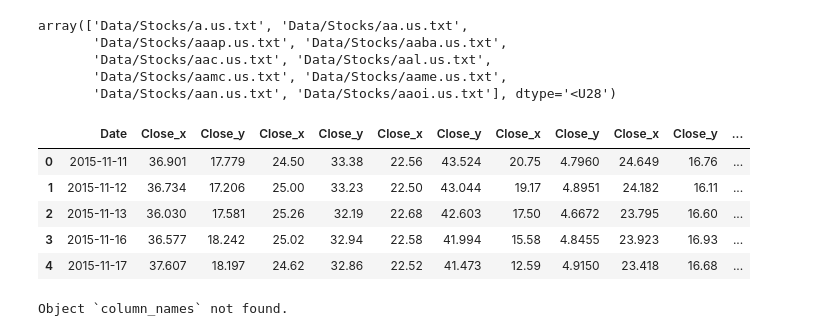
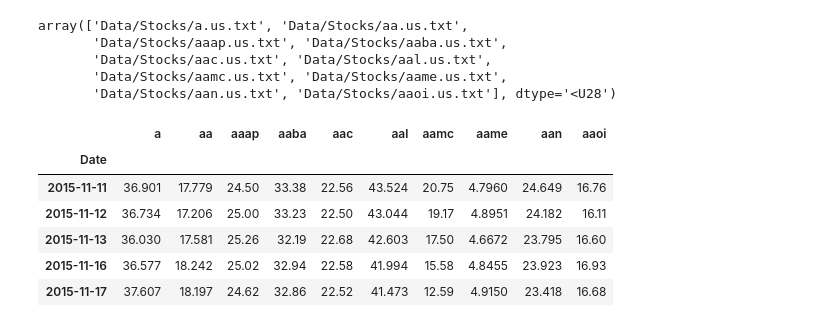
Before and after one commit to cristinarainich/MLTSA22_KRainich, a Jupyter notebook: HW2/HW2.ipynb, the cells around one changed output. Cells and saved outputs as stored; diff of their text form; code cells hidden in the pictures.

```diff
--- a/HW2/HW2.ipynb
+++ b/HW2/HW2.ipynb
@@ -140,21 +140,22 @@ array(['Data/Stocks/a.us.txt', 'Data/Stocks/aa.us.txt',
        'Data/Stocks/aamc.us.txt', 'Data/Stocks/aame.us.txt',
        'Data/Stocks/aan.us.txt', 'Data/Stocks/aaoi.us.txt'], dtype='<U28')
 # %%
-data = pd.read_csv(allfiles[0])
-data = data[['Date', 'Close']]
-for i in allfiles[1:11]:
+tss = pd.read_csv(allfiles[0])
+tss = tss[['Date', 'Close']]
+tss = tss.rename(columns = {'Close': 'a'})
+for i in allfiles[1:10]:
   df = pd.read_csv(i)
-  data = data.merge(df[['Date', 'Close']], on = 'Date')
+  tss = tss.merge(df[['Date', 'Close']], on = 'Date')
+  tss = tss.rename(columns = {'Close': str(i[12:-7])})
+# %%
+tss.set_index("Date", inplace=True)
 # %%
-data.head()
+tss.head()
 # %% [output]
-|  | Date | Close_x | Close_y | Close_x | Close_y | Close_x | Close_y | Close_x | Close_y | Close_x | Close_y | ... |
-| 0 | 2015-11-11 | 36.901 | 17.779 | 24.50 | 33.38 | 22.56 | 43.524 | 20.75 | 4.7960 | 24.649 | 16.76 | ... |
-| 1 | 2015-11-12 | 36.734 | 17.206 | 25.00 | 33.23 | 22.50 | 43.044 | 19.17 | 4.8951 | 24.182 | 16.11 | ... |
-| 2 | 2015-11-13 | 36.030 | 17.581 | 25.26 | 32.19 | 22.68 | 42.603 | 17.50 | 4.6672 | 23.795 | 16.60 | ... |
-| 3 | 2015-11-16 | 36.577 | 18.242 | 25.02 | 32.94 | 22.58 | 41.994 | 15.58 | 4.8455 | 23.923 | 16.93 | ... |
-| 4 | 2015-11-17 | 37.607 | 18.197 | 24.62 | 32.86 | 22.52 | 41.473 | 12.59 | 4.9150 | 23.418 | 16.68 | ... |
+|  | a | aa | aaap | aaba | aac | aal | aamc | aame | aan | aaoi |
+| Date |  |  |  |  |  |  |  |  |  |  |
+| 2015-11-11 | 36.901 | 17.779 | 24.50 | 33.38 | 22.56 | 43.524 | 20.75 | 4.7960 | 24.649 | 16.76 |
+| 2015-11-12 | 36.734 | 17.206 | 25.00 | 33.23 | 22.50 | 43.044 | 19.17 | 4.8951 | 24.182 | 16.11 |
+| 2015-11-13 | 36.030 | 17.581 | 25.26 | 32.19 | 22.68 | 42.603 | 17.50 | 4.6672 | 23.795 | 16.60 |
+| 2015-11-16 | 36.577 | 18.242 | 25.02 | 32.94 | 22.58 | 41.994 | 15.58 | 4.8455 | 23.923 | 16.93 |
+| 2015-11-17 | 37.607 | 18.197 | 24.62 | 32.86 | 22.52 | 41.473 | 12.59 | 4.9150 | 23.418 | 16.68 |
-# %%
-column_names?
-# %% [output]
-Object `column_names` not found.
```
Also changed, not shown: parts of 15 cells of this notebook.
